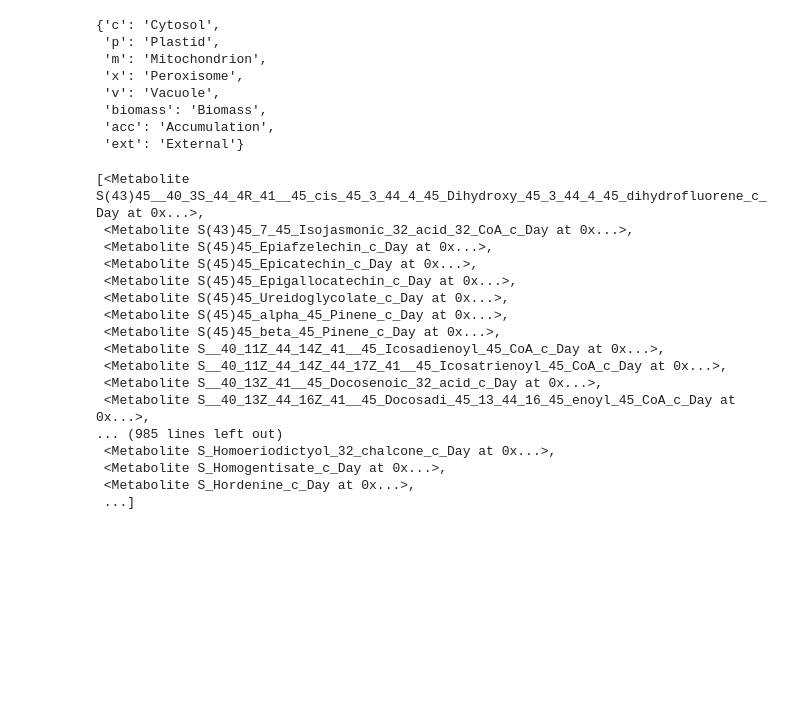
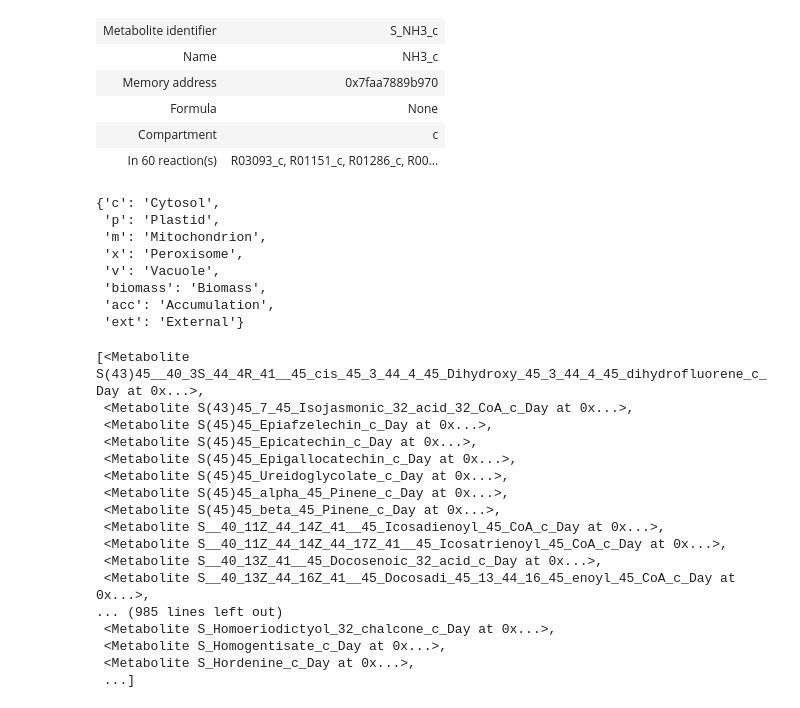
Before and after one commit to LucianaMartins26/DielModels, a Jupyter notebook: examples/compartments.ipynb, the cells around one changed output. Drawn from its saved outputs; the diff is of its cells as text; code cells hidden in the pictures; blank space fills up the shorter version.

```diff
--- a/examples/compartments.ipynb
+++ b/examples/compartments.ipynb
@@ -9,0 +21,9 @@ non_diel_model = cobra.io.read_sbml_model(aragem_model_path)
+# %%
+non_diel_model.metabolites.get_by_id("S_NH3_c")
+# %% [output]
+| Metabolite identifier | S_NH3_c |
+| Name | NH3_c |
+| Memory address | 0x7faa7889b970 |
+| Formula | None |
+| Compartment | c |
+| In 60 reaction(s) | R03093_c, R01151_c, R01286_c, R00... |
```
Also changed, not shown: parts of 2 cells of this notebook, 4 other files.
